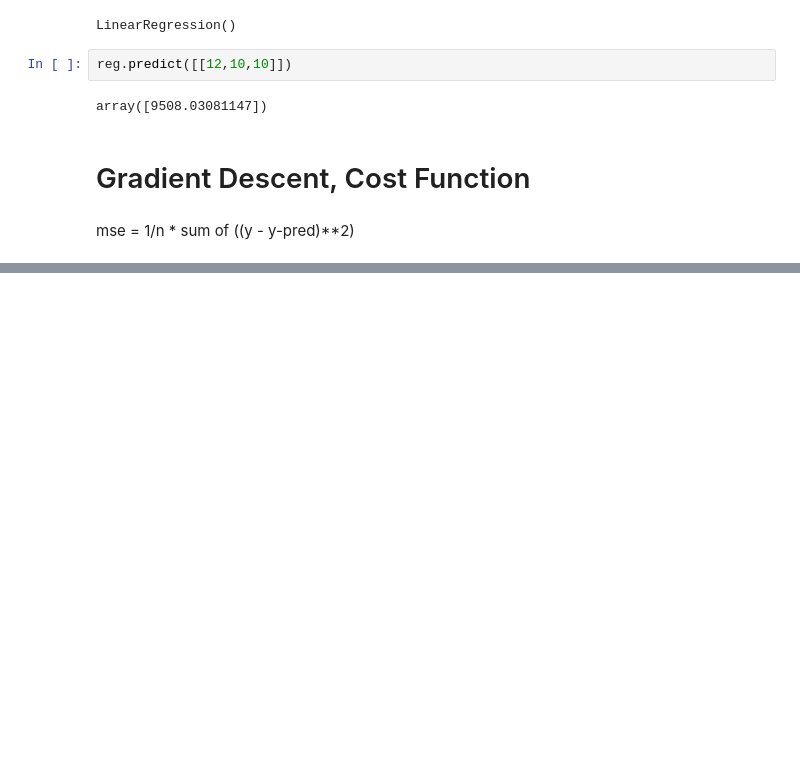
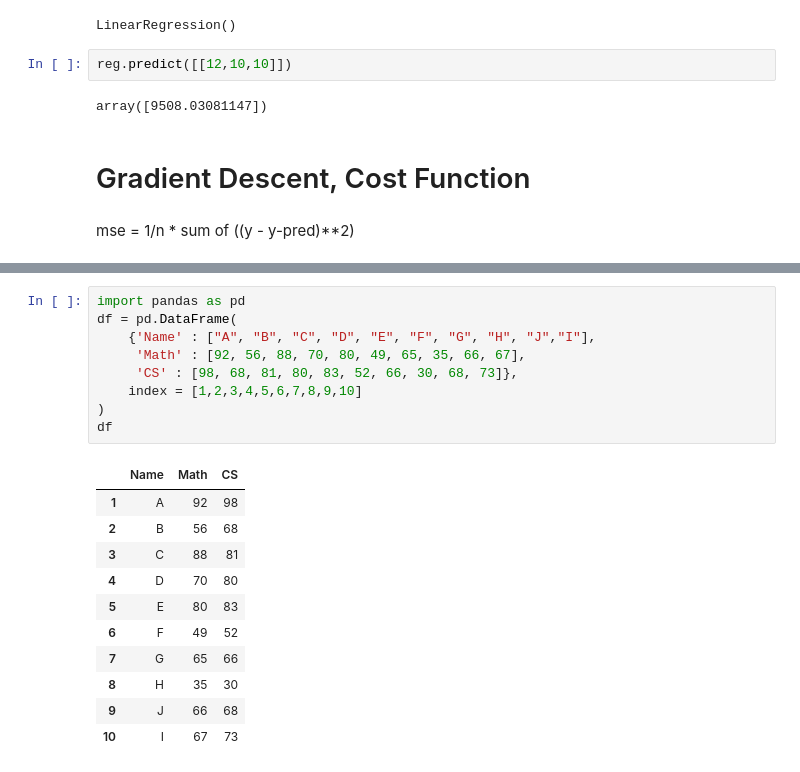
Before and after one commit to nusaibuhh/daily-git, a Jupyter notebook: ML.ipynb, the cells around one changed output, grey strips where cells are left out. Saved outputs shown, nothing was run; the diff lists cells and outputs as text; blank space fills up the shorter version.

```diff
--- a/ML.ipynb
+++ b/ML.ipynb
@@ -240,0 +280,21 @@ mse = 1/n * sum of ((y - y-pred)**2)
+# %%
+import pandas as pd
+df = pd.DataFrame(
+    {'Name' : ["A", "B", "C", "D", "E", "F", "G", "H", "J","I"],
+     'Math' : [92, 56, 88, 70, 80, 49, 65, 35, 66, 67],
+     'CS' : [98, 68, 81, 80, 83, 52, 66, 30, 68, 73]},
+    index = [1,2,3,4,5,6,7,8,9,10]
+)
+df
+# %% [output]
+|  | Name | Math | CS |
+| 1 | A | 92 | 98 |
+| 2 | B | 56 | 68 |
+| 3 | C | 88 | 81 |
+| 4 | D | 70 | 80 |
+| 5 | E | 80 | 83 |
+| 6 | F | 49 | 52 |
+| 7 | G | 65 | 66 |
+| 8 | H | 35 | 30 |
+| 9 | J | 66 | 68 |
+| 10 | I | 67 | 73 |
```
Also changed, not shown: parts of 4 cells of this notebook.
